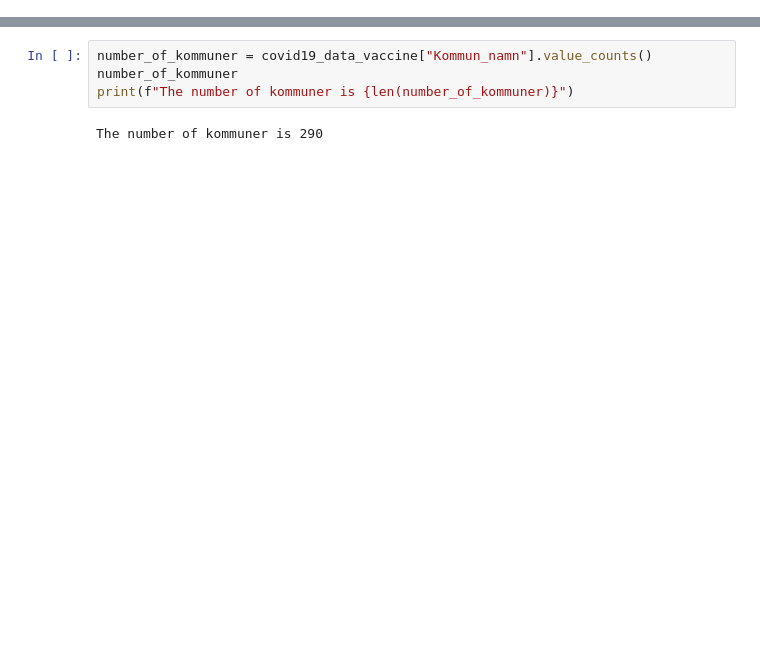
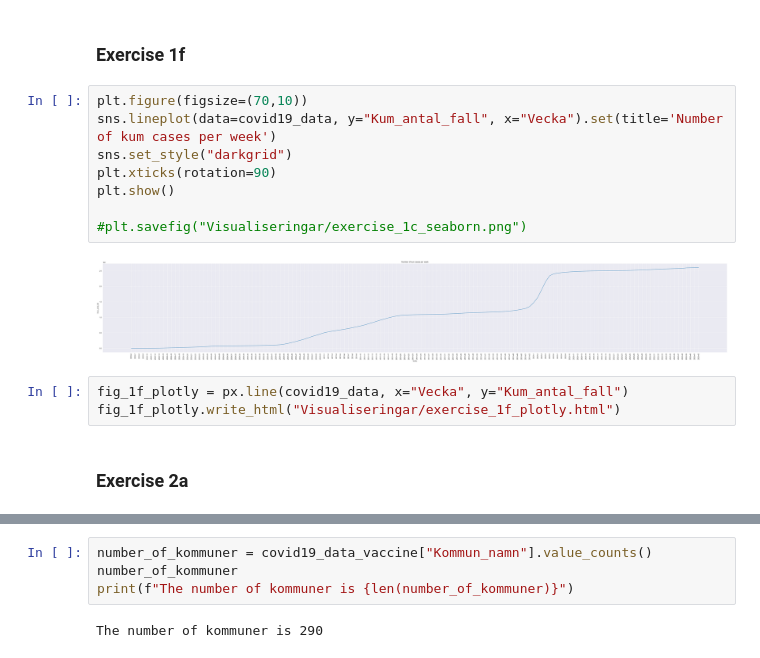
Before and after one commit to Jenniferola/Databehandling-Jennifer-Olausson, a Jupyter notebook: Labb_1_databehandling/main.ipynb, the cells around one changed output, grey strips where cells are left out. Drawn from its saved outputs; the diff is of its cells as text; blank space fills up the shorter version.

```diff
--- a/Labb_1_databehandling/main.ipynb
+++ b/Labb_1_databehandling/main.ipynb
@@ -213,0 +132,17 @@ The number of kommuner is 21
+# %% [markdown]
+### Exercise 1f
+# %%
+plt.figure(figsize=(70,10))
+sns.lineplot(data=covid19_data, y="Kum_antal_fall", x="Vecka").set(title='Number of kum cases per week')
+sns.set_style("darkgrid")
+plt.xticks(rotation=90)
+plt.show()
+
+#plt.savefig("Visualiseringar/exercise_1c_seaborn.png")
+# %% [output]
+[figure, added]
+# %%
+fig_1f_plotly = px.line(covid19_data, x="Vecka", y="Kum_antal_fall")
+fig_1f_plotly.write_html("Visualiseringar/exercise_1f_plotly.html")
+# %% [markdown]
+### Exercise 2a
```
Also changed, not shown: parts of 87 cells of this notebook, 26 other files.
